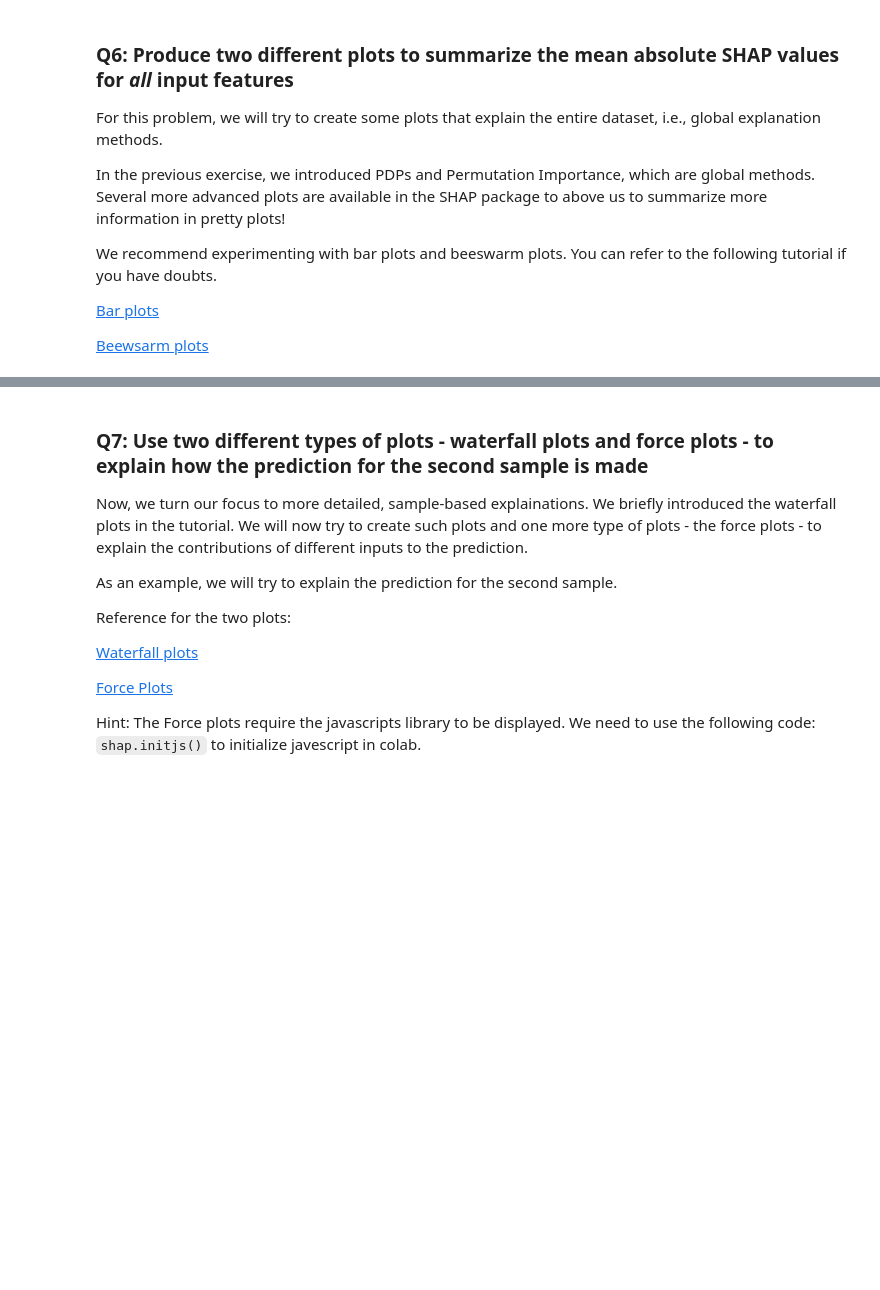
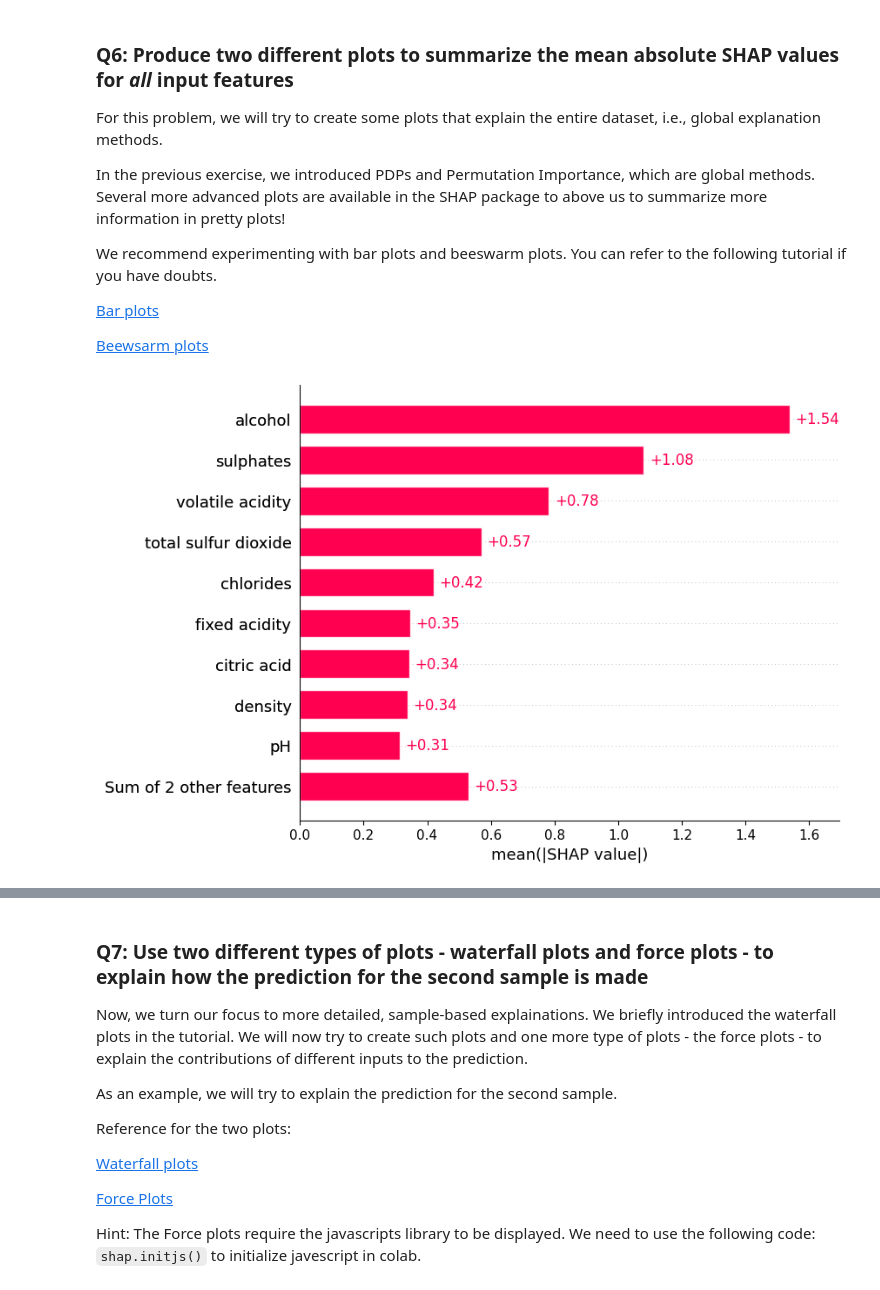
Before and after one commit to mojanshadkar/2023_ML_EES, a Jupyter notebook: Labs/Chapter8_Ex1.ipynb, the cells around one changed output, grey strips where cells are left out. Saved outputs shown, nothing was run; the diff lists cells and outputs as text; code cells hidden in the pictures; blank space fills up the shorter version.

```diff
--- a/Labs/Chapter8_Ex1.ipynb
+++ b/Labs/Chapter8_Ex1.ipynb
@@ -516,11 +526,13 @@ target = ___  # Name of the column representing the target variable
 features_list = list(wines.columns)  # List of all column names in the DataFrame
 features_list.remove(target)  # Removing the target variable from the list of features
 # %%
+X = wines.drop(target, axis=1)
+
 # Create a separate target vector by removing the target column from the DataFrame
-y = wines.___(___)
+y = wines.quality
 
 # Map the target to a binary class where quality <= 5 is 0 (bad wine) and quality > 5 is 1 (good wine)
-y = y.apply(lambda x: ___ if ___ else ___)
+y = y.apply(lambda x: 0 if x <= 5 else 1)
 
 # Quickly check the balance of the target variable partition
 y.sum() / len(y)
@@ -528,7 +542,7 @@ y.sum() / len(y)
 # Splitting the dataset into training and testing sets with a 70/30 ratio
 # X_train: Features for training, X_test: Features for testing
 # y_train: Target for training, y_test: Target for testing
-X_train, X_test, y_train, y_test = ___(___, ___, test_size=___, random_state=42)
+X_train, X_test, y_train, y_test = train_test_split(X, y, test_size=0.3, random_state=42)
 
 # Displaying the shapes of the training and testing feature sets
 X_train.shape, X_test.shape
@@ -550,5 +566,5 @@ Reference for these performance scores:
 (b) [F1 Score](https://scikit-learn.org/stable/modules/generated/sklearn.metrics.f1_score.html)
 # %%
 # ML in two lines ;)
-xgb = ___(objective=___, random_state=33, n_jobs=-1)
-%time xgb.___(___, ___)
+xgb = XGBClassifier(objective='binary:logistic', random_state=33, n_jobs=-1)
+%time xgb.fit(X_train, y_train)
@@ -570,7 +604,7 @@ metrics.___(___, xgb.___(___))
 # (This syntax works for XGBoost, LightGBM, CatBoost, and scikit-learn models)
 
 # Create a SHAP TreeExplainer for the XGBoost model
-wineexplainer = shap.___(___)
+wineexplainer = shap.TreeExplainer(xgb)
 
 # Calculate SHAP values for the test set
-wineshap_values = wineexplainer(___)
+wineshap_values = wineexplainer(X_test)
@@ -588,6 +624,8 @@ We recommend experimenting with bar plots and beeswarm plots. You can refer to t
 [Beewsarm plots](https://shap.readthedocs.io/en/latest/example_notebooks/api_examples/plots/beeswarm.html)
 # %%
 # Create and display a bar plot of feature importance using SHAP values
-shap.plots.___(___)
+shap.plots.bar(wineshap_values)
+# %% [output]
+[figure, added]
 # %%
 # Create and display a beeswarm plot to visualize the distribution of SHAP values for each feature
```
Also changed, not shown: parts of 16 cells of this notebook.
